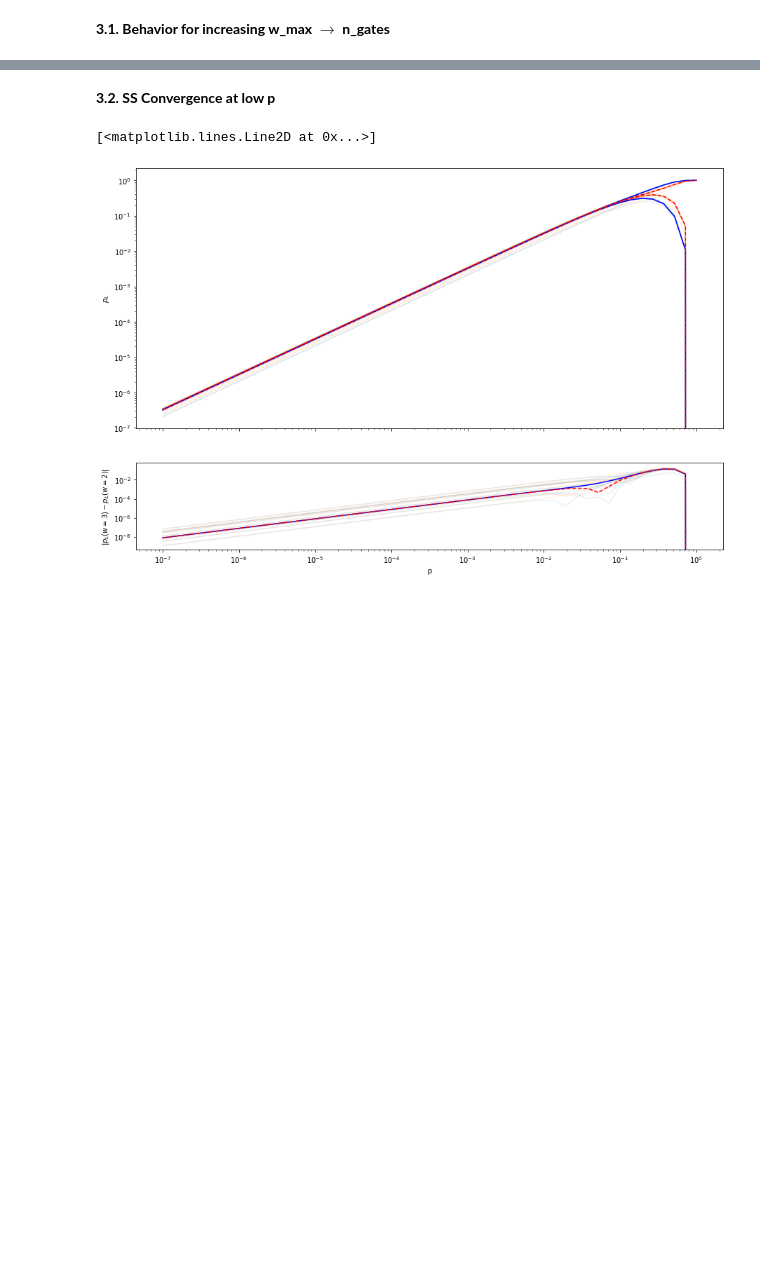
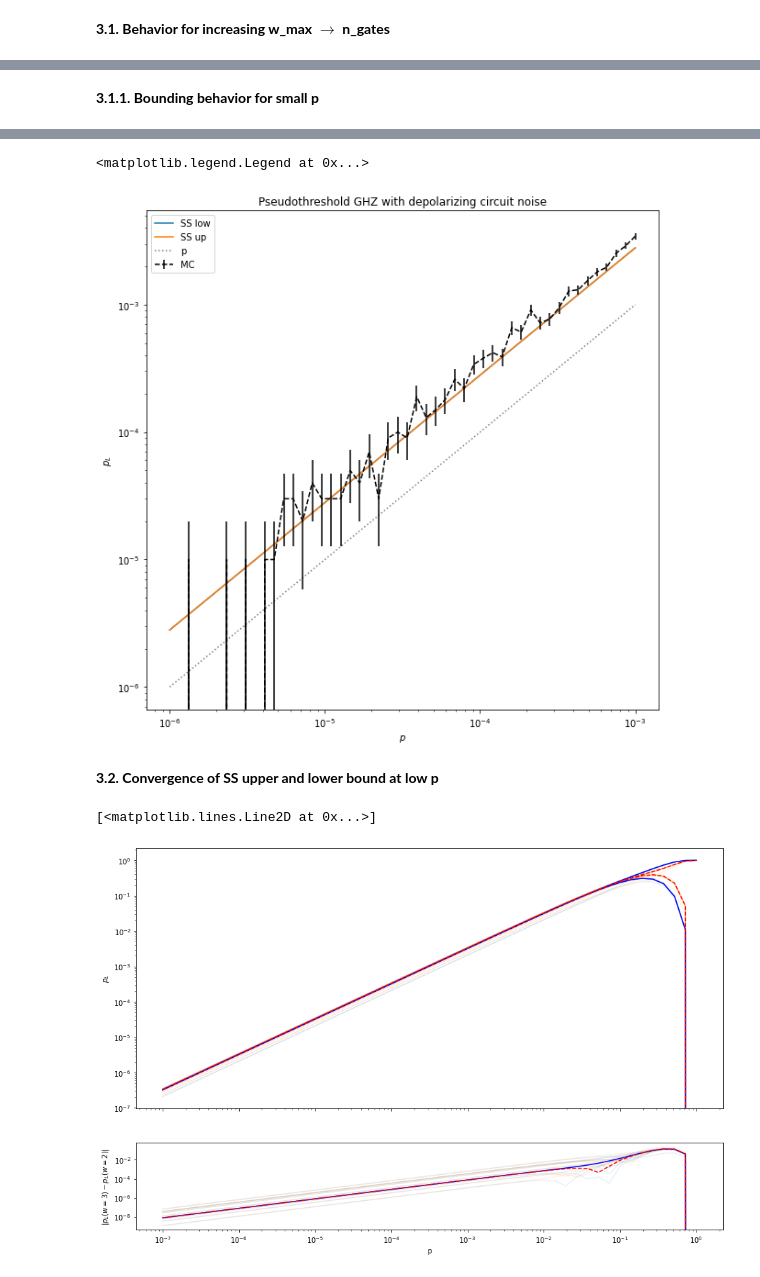
Before and after one commit to dpwinter/PECOS_WS_solutions, a Jupyter notebook: subset_sampling.ipynb, the cells around one changed output, grey strips where cells are left out. Drawn from its saved outputs; the diff is of its cells as text; code cells hidden in the pictures; blank space fills up the shorter version.

```diff
--- a/subset_sampling.ipynb
+++ b/subset_sampling.ipynb
@@ -213,0 +326,31 @@ plt.legend()
+# %% [markdown]
+**3.1.1. Bounding behavior for small p**
+# %%
+%%time
+
+p_phys = np.logspace(-6, -3, 50) # physical error rates
+w_max = 3
+n_samples_SS = int(1e2) # Fixed number of samples for subset sampling
+n_samples_MC = int(1e5) # Fixed max. number of samples for MC
+p_L_low, p_L_up, err_SS = logical_failure_rate_SS(w_max, p_phys, n_samples_SS)
+
+p_L_MC, err_MC = [], []
+for p_phy in p_phys:
+    p_L, err = logical_failure_rate_MC(p_phy, n_samples_MC, max_err=0.05)
+    p_L_MC.append(p_L)
+    err_MC.append(err)
+
+plt.figure(figsize=(10,10))
+plt.xscale('log')
+plt.yscale('log')
+plt.xlabel(r'$p$')
+plt.ylabel(r'$p_L$')
+plt.title('Pseudothreshold GHZ with depolarizing circuit noise')
+plt.plot(p_phys, p_L_low, c='tab:blue', label="SS low")
+plt.fill_between(p_phy, p_L_low-err_SS, p_L_low+err_SS, alpha=0.2)
+plt.plot(p_phys, p_L_up, c='tab:orange', label="SS up")
+plt.fill_between(p_phy, p_L_up-err_SS, p_L_up+err_SS, alpha=0.2)
+plt.errorbar(p_phys, p_L_MC, fmt='--', c="black", yerr=err_MC, label="MC")
+plt.plot(p_phys, p_phys, 'k:', alpha=0.5, label="p")
+plt.legend()
+# %% [output]
@@ -214,5 +359,7 @@ plt.legend()
+<matplotlib.legend.Legend at 0x...>
+[figure, added]
 # %% [markdown]
-**3.2. SS Convergence at low p**
+**3.2. Convergence of SS upper and lower bound at low p**
 # %%
 import matplotlib.pyplot as plt
 
```
Also changed, not shown: parts of 12 cells of this notebook.
